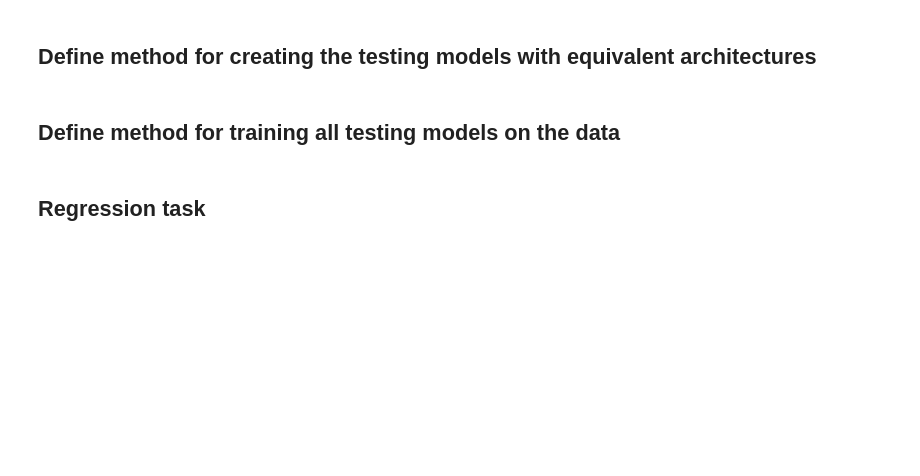
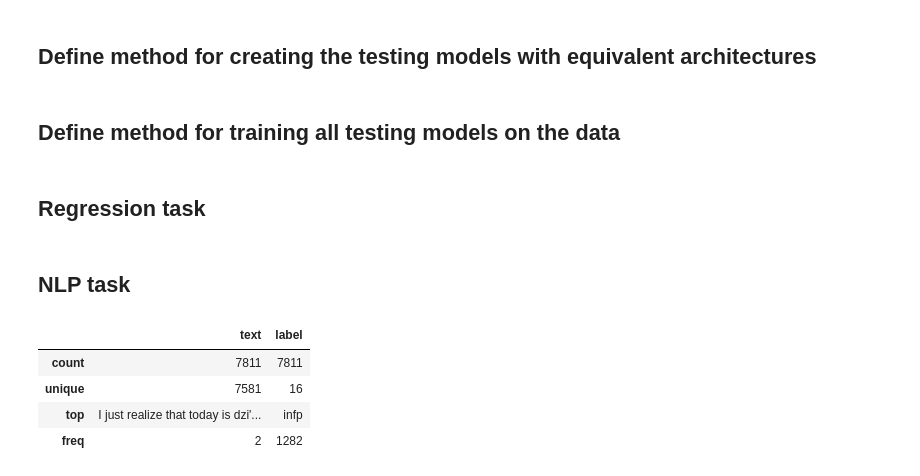
Before and after one commit to bkstonehill/Multi-Activation-Neural-Network, a Jupyter notebook: CS7357_Sohal_Stonehill_Project.ipynb, the cells around one changed output. Cells and saved outputs as stored; diff of their text form; code cells hidden in the pictures; blank space fills up the shorter version.

```diff
--- a/CS7357_Sohal_Stonehill_Project.ipynb
+++ b/CS7357_Sohal_Stonehill_Project.ipynb
@@ -418,0 +638,2 @@ models = test(X, y, len(encoder.categories_[0]))
+# %% [markdown]
+## NLP task
@@ -418,0 +647,8 @@ models = test(X, y, len(encoder.categories_[0]))
+# %%
+data.describe()
+# %% [output]
+|  | text | label |
+| count | 7811 | 7811 |
+| unique | 7581 | 16 |
+| top | I just realize that today is dzi'... | infp |
+| freq | 2 | 1282 |
```
Also changed, not shown: parts of 33 cells of this notebook.
